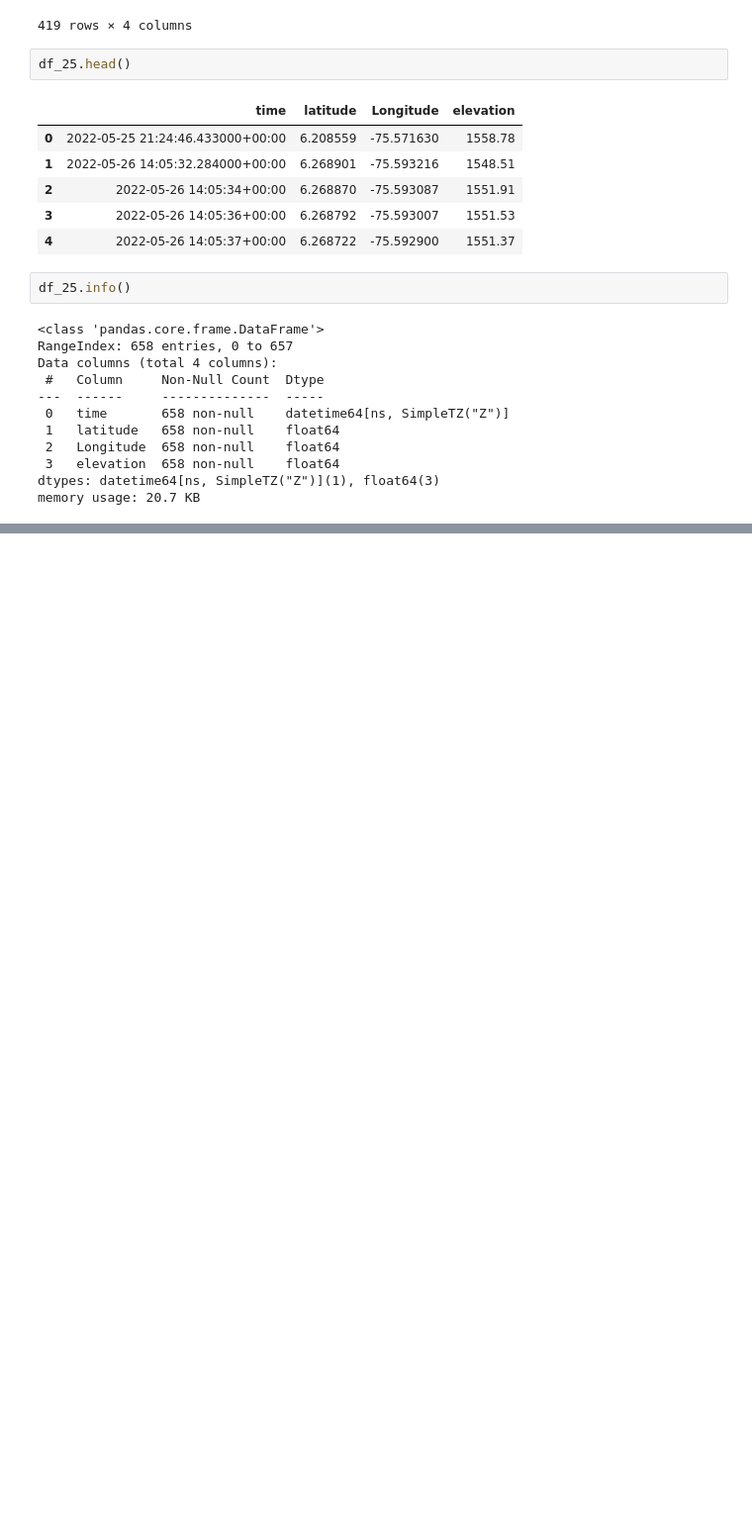
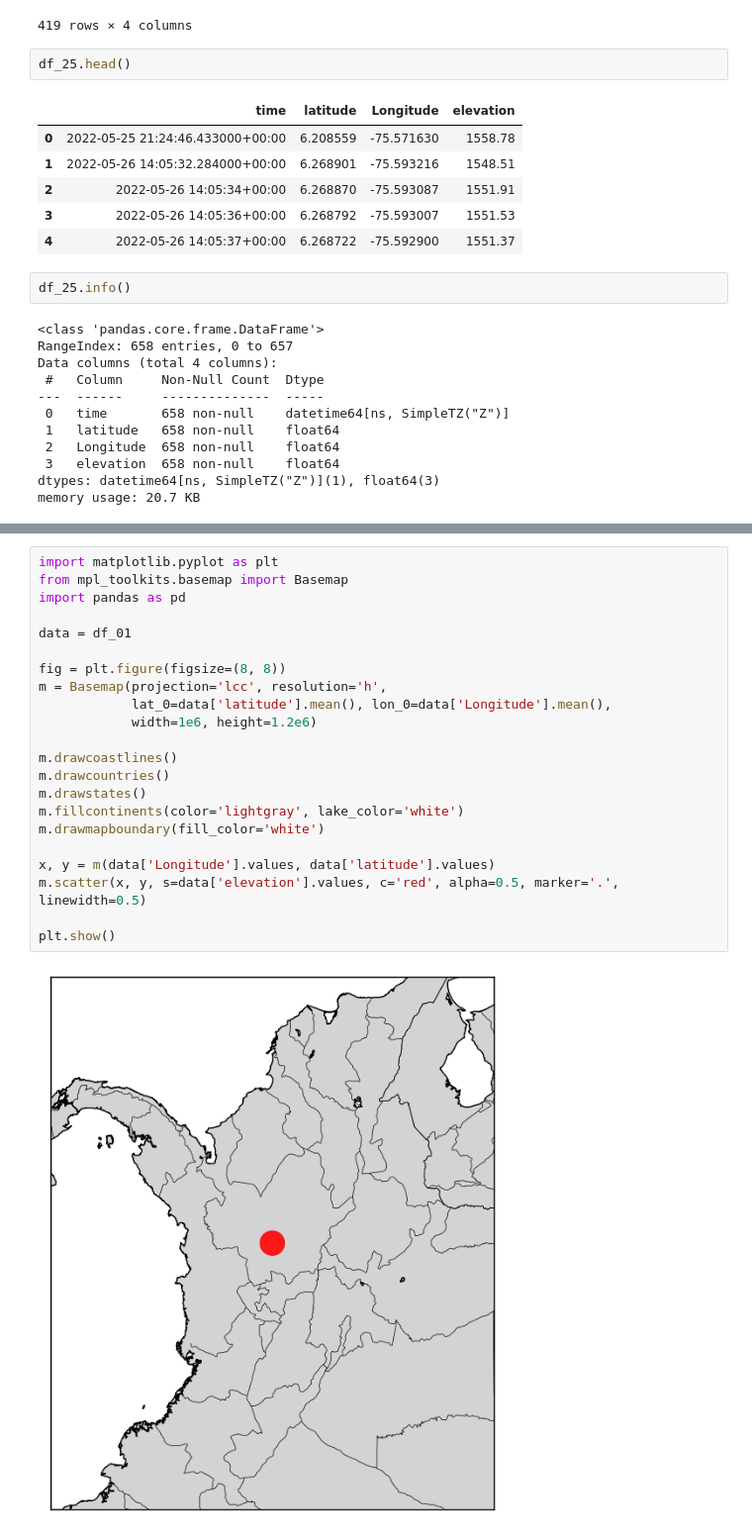
Before and after one commit to d3im3r/ciencia-datos-final-DDS, a Jupyter notebook: trabajo.ipynb, the cells around one changed output, grey strips where cells are left out. Shown: that part at 99% size. Drawn from its saved outputs; the diff is of its cells as text; blank space fills up the shorter version.

```diff
--- a/trabajo.ipynb
+++ b/trabajo.ipynb
@@ -120,0 +142,24 @@ memory usage: 20.7 KB
+# %%
+import matplotlib.pyplot as plt
+from mpl_toolkits.basemap import Basemap
+import pandas as pd
+
+data = df_01
+
+fig = plt.figure(figsize=(8, 8))
+m = Basemap(projection='lcc', resolution='h',
+            lat_0=data['latitude'].mean(), lon_0=data['Longitude'].mean(),
+            width=1e6, height=1.2e6)
+
+m.drawcoastlines()
+m.drawcountries()
+m.drawstates()
+m.fillcontinents(color='lightgray', lake_color='white')
+m.drawmapboundary(fill_color='white')
+
+x, y = m(data['Longitude'].values, data['latitude'].values)
+m.scatter(x, y, s=data['elevation'].values, c='red', alpha=0.5, marker='.', linewidth=0.5)
+
+plt.show()
+# %% [output]
+[figure, added]
```
Also changed, not shown: parts of 4 cells of this notebook.
